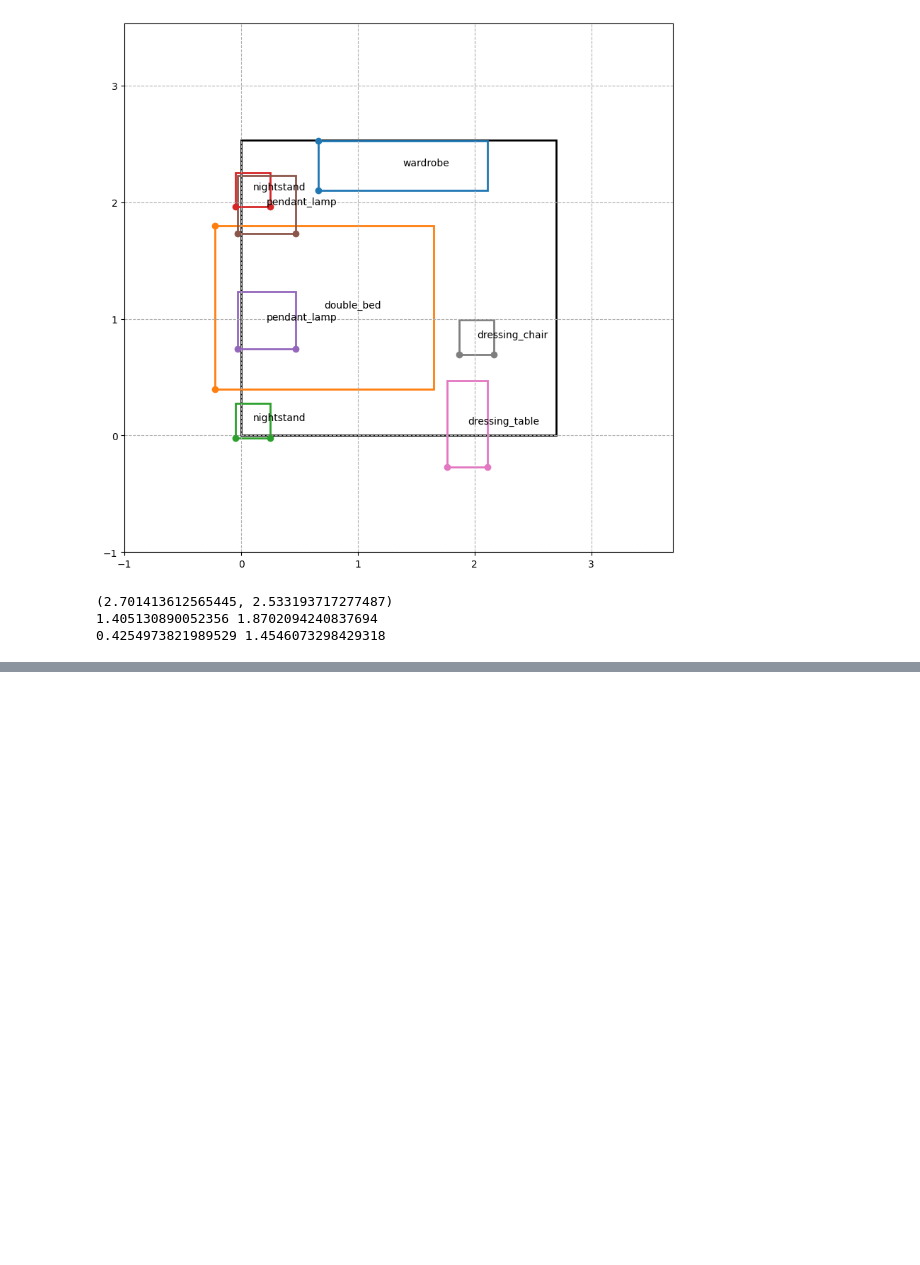
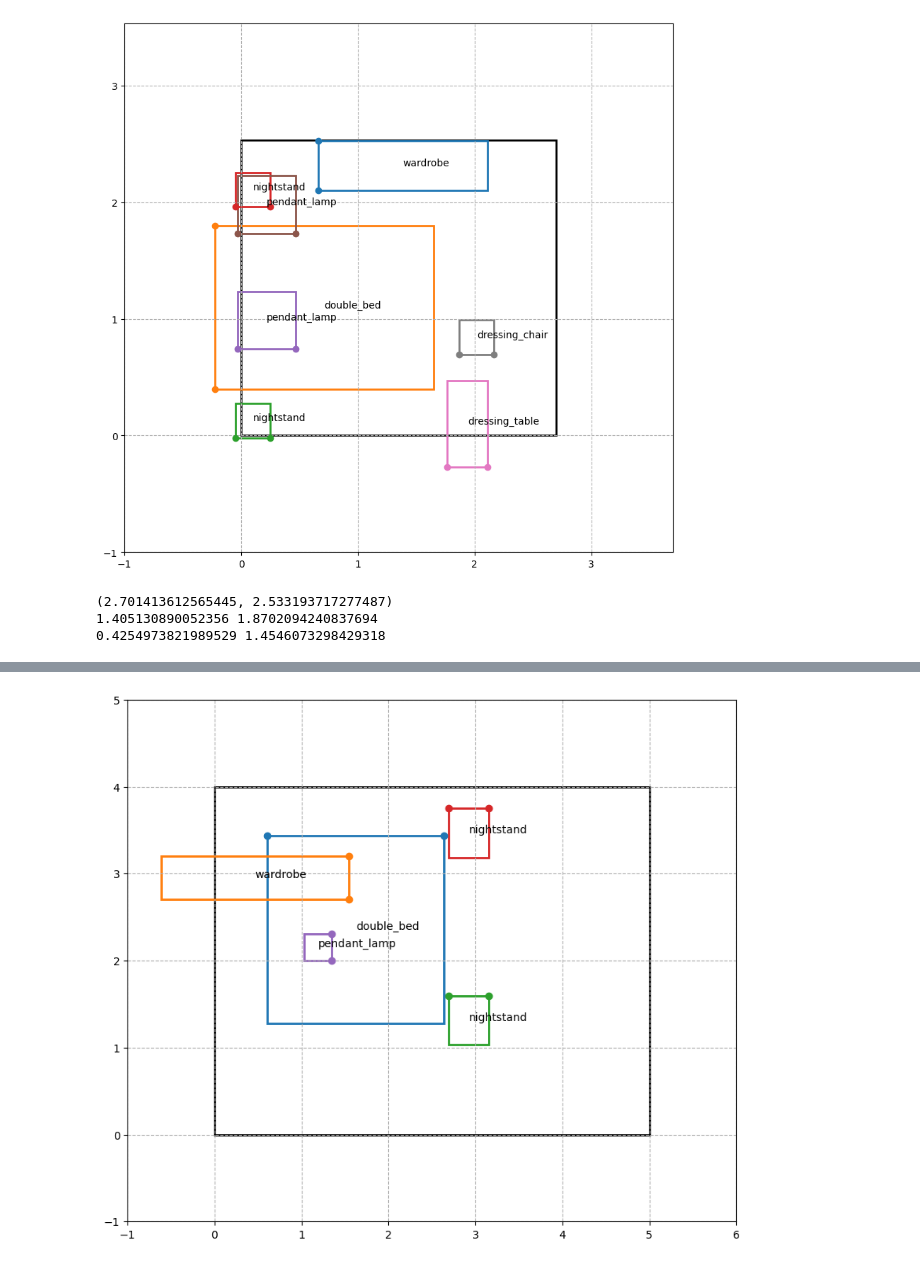
Before and after one commit to gabriellelittle1/MSc-Project, a Jupyter notebook: DSL/VisualizingLayoutGPT.ipynb, the cells around one changed output, grey strips where cells are left out. Saved outputs shown, nothing was run; the diff lists cells and outputs as text; code cells hidden in the pictures; blank space fills up the shorter version.

```diff
--- a/DSL/VisualizingLayoutGPT.ipynb
+++ b/DSL/VisualizingLayoutGPT.ipynb
@@ -48,0 +45,13 @@ print((2.56*num, 3.5*num))
+# %%
+## BEDROOM 1
+ppm = 64 # pixels per meter
+num = 100/64
+bedroom = Room(5, 4)
+bedroom.moving_objects += [Object("double_bed", 1.3*num, 1.38*num, position = (1.04*num, 1.51*num, np.pi/2+ np.pi/2))]
+bedroom.moving_objects += [Object("wardrobe", 0.32*num, 1.38*num, position = (0.3*num, 1.89*num, 0+ np.pi/2))]
+bedroom.moving_objects +=  [Object("nightstand", 0.29*num, 0.36*num, position = (1.87*num, 0.84*num,np.pi/2+ np.pi/2))]
+bedroom.moving_objects +=  [Object("nightstand", 0.29*num, 0.36*num, position = (1.87*num, 2.22*num, np.pi/2+ np.pi/2))]
+bedroom.moving_objects +=  [Object("pendant_lamp", 0.2*num, 0.2*num, position = (0.76*num, 1.38*num, 0+ np.pi/2))]
+bedroom.draw()
+# %% [output]
+[figure, added]
```
Also changed, not shown: parts of 9 cells of this notebook, 14 other files.
